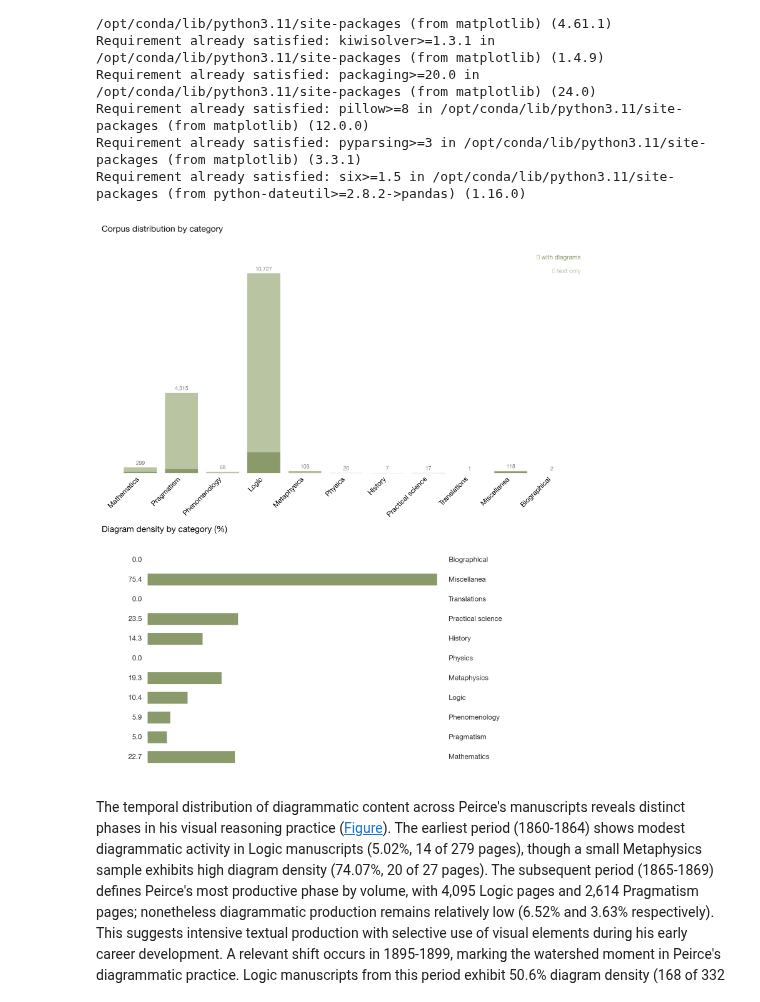
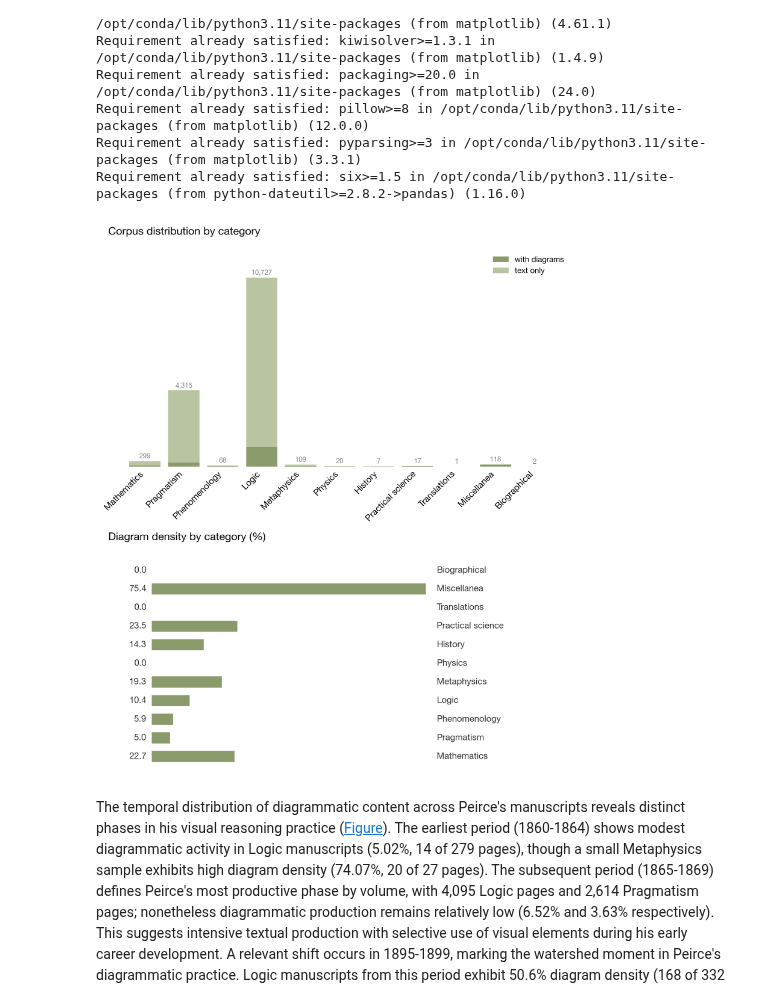
Before and after one commit to friendlynihilist/moving-pictures-of-thought-jdh, a Jupyter notebook: moving-pictures-of-thought.ipynb, the cells around one changed output. Saved outputs shown, nothing was run; the diff lists cells and outputs as text; code cells hidden in the pictures.

```diff
--- a/moving-pictures-of-thought.ipynb
+++ b/moving-pictures-of-thought.ipynb
@@ -265,6 +265,7 @@ Requirement already satisfied: six>=1.5 in /opt/conda/lib/python3.11/site-packag
 import pandas as pd
 import matplotlib.pyplot as plt
 import numpy as np
+from matplotlib.patches import Patch
 
 # === STYLE CONFIG ===
 %config InlineBackend.figure_format = 'retina'
@@ -285,6 +286,7 @@ plt.rcParams.update({
     'figure.dpi': 150,
     'savefig.dpi': 300,
     'figure.facecolor': 'white',
+    'legend.frameon': False,
 })
 
 OLIVE = '#8B9A6B'
@@ -296,7 +298,7 @@ df = pd.read_csv('script/corpus_distribution_by_category.csv')
 categories = df['category'].str.split('.', expand=True)[1].str.strip()
 
 # === CREATE FIGURE ===
-fig, (ax1, ax2) = plt.subplots(2, 1, figsize=(9, 10))
+fig, (ax1, ax2) = plt.subplots(2, 1, figsize=(7, 8))
 
 # --- CHART 1: Stacked vertical bar ---
 x_pos = np.arange(len(categories))
@@ -304,36 +306,40 @@ x_pos = np.arange(len(categories))
 ax1.bar(x_pos, df['pages_with_diagrams'], color=OLIVE, label='With diagrams')
 ax1.bar(x_pos, df['total_pages'] - df['pages_with_diagrams'],
         bottom=df['pages_with_diagrams'], color=OLIVE_LIGHT, label='Text only')
 
 for i, total in enumerate(df['total_pages']):
     ax1.text(i, total + 80, f'{total:,}', ha='center', va='bottom', fontsize=7, color=GRAY)
 
 ax1.set_xticks(x_pos)
 ax1.set_xticklabels(categories, rotation=45, ha='right')
 ax1.set_yticks([])
 ax1.set_title('Corpus distribution by category', loc='left', pad=15)
 ax1.set_ylim(0, max(df['total_pages']) * 1.15)
-ax1.text(0.98, 0.95, '■ with diagrams', transform=ax1.transAxes, ha='right', va='top', fontsize=8, color=OLIVE)
-ax1.text(0.98, 0.89, '■ text only', transform=ax1.transAxes, ha='right', va='top', fontsize=8, color=OLIVE_LIGHT)
+
+legend_elements = [
+    Patch(facecolor=OLIVE, label='with diagrams'),
+    Patch(facecolor=OLIVE_LIGHT, label='text only')
+]
+ax1.legend(handles=legend_elements, loc='upper right', fontsize=8)
 
 # --- CHART 2: Horizontal bar ---
 y_pos = np.arange(len(categories))
 ax2.barh(y_pos, df['percentage_diagrams'], color=OLIVE, height=0.6)
 
 max_pct = max(df['percentage_diagrams'])
 for i, (cat, pct) in enumerate(zip(categories, df['percentage_diagrams'])):
     ax2.text(-1.5, i, f'{pct:.1f}', ha='right', va='center', fontsize=9, color='#333333')
     ax2.text(max_pct + 3, i, cat, ha='left', va='center', fontsize=9, color='#333333')
 
 ax2.set_yticks([])
 ax2.set_xticks([])
 ax2.set_xlim(-12, max_pct + 40)
 ax2.set_title('Diagram density by category (%)', loc='left', pad=15)
 
 plt.tight_layout()
 plt.show()
 # %% [output]
-[figure, old version]
+[figure, new version]
 # %% [markdown]
 The temporal distribution of diagrammatic content across Peirce's manuscripts reveals distinct phases in his visual reasoning practice ([Figure](#figure-temporal-*)). The earliest period (1860-1864) shows modest diagrammatic activity in Logic manuscripts (5.02%, 14 of 279 pages), though a small Metaphysics sample exhibits high diagram density (74.07%, 20 of 27 pages). The subsequent period (1865-1869) defines Peirce's most productive phase by volume, with 4,095 Logic pages and 2,614 Pragmatism pages; nonetheless diagrammatic production remains relatively low (6.52% and 3.63% respectively). This suggests intensive textual production with selective use of visual elements during his early career development.
 A relevant shift occurs in 1895-1899, marking the watershed moment in Peirce's diagrammatic practice. Logic manuscripts from this period exhibit 50.6% diagram density (168 of 332 pages), representing a tenfold increase from earlier decades. Mathematics manuscripts show even higher concentration at 92.31% (12 of 13 pages). This period corresponds precisely to Peirce's intensive development of Existential Graphs. The concentration of diagrammatic content during these years also documents the methodological centrality of visual reasoning during the development of this theoretical phase. The 1885-1889 period shows intermediate values (18.91% in Logic), suggesting gradual intensification of diagrammatic methods leading to the 1895-1899 peak.
```
